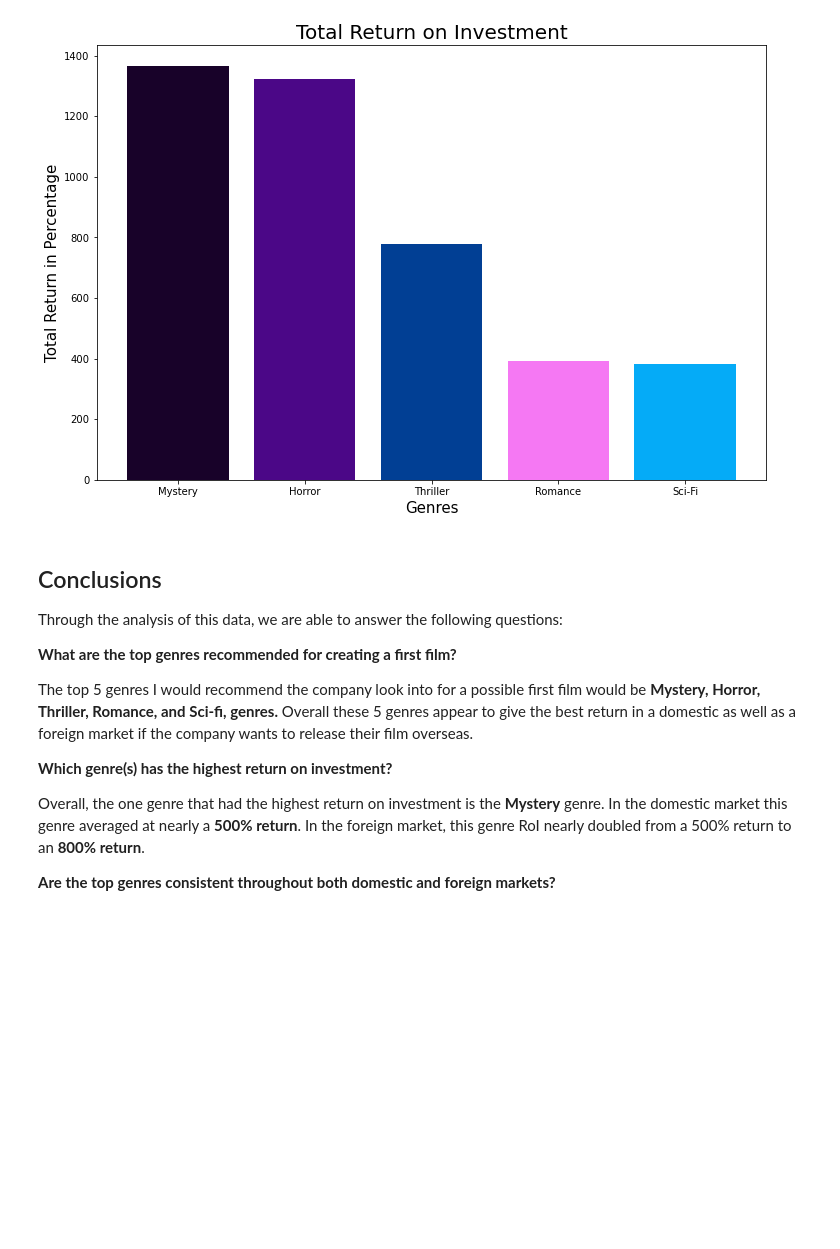
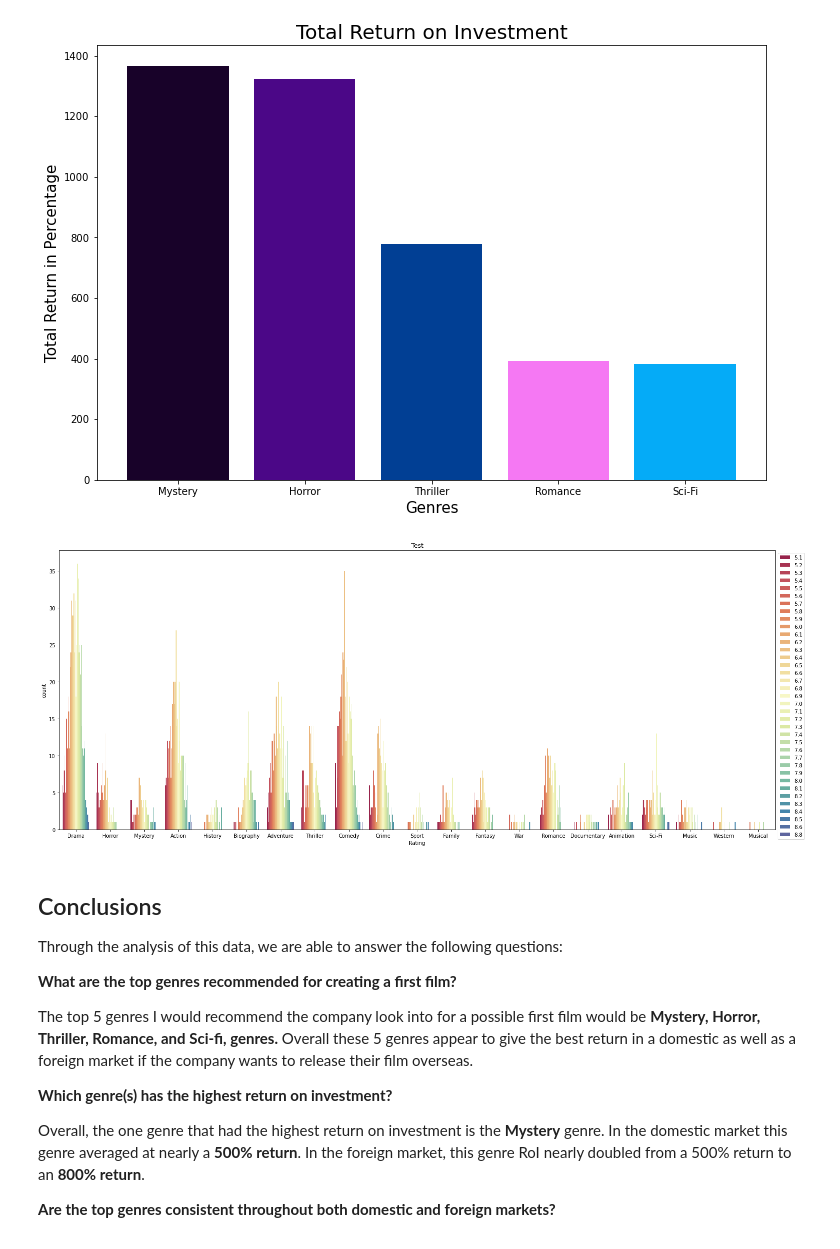
Before and after one commit to JohnNun/successful_films_project, a Jupyter notebook: successful_films_notebook.ipynb, the cells around one changed output. Drawn from its saved outputs; the diff is of its cells as text; code cells hidden in the pictures; blank space fills up the shorter version.

Commit message:
added countplot to view rating to genre ratio

```diff
--- a/successful_films_notebook.ipynb
+++ b/successful_films_notebook.ipynb
@@ -295,6 +296,20 @@ ax.set_xlabel('Genres', fontsize=15)
 ax.set_ylabel('Total Return in Percentage', fontsize=15);
 # %% [output]
 [figure]
+# %%
+# Creating df with avg_rating 5.1 or higher
+avg_rating_df = combined_film_df_clean[(combined_film_df_clean['avg_rating'] >= 5.1)]
+
+# Count plot for genre to rating
+fig, ax = plt.subplots(figsize=(25, 10))
+
+sns.countplot(x=avg_rating_df['genres'], hue=avg_rating_df['avg_rating'], palette="Spectral")
+
+ax.set_title('Test')
+ax.set_xlabel('Rating')
+ax.legend(bbox_to_anchor=(1, 1));
+# %% [output]
+[figure, added]
 # %% [markdown]
 ## Conclusions
 Through the analysis of this data, we are able to answer the following questions:
```
Also changed, not shown: parts of 2 cells of this notebook.
